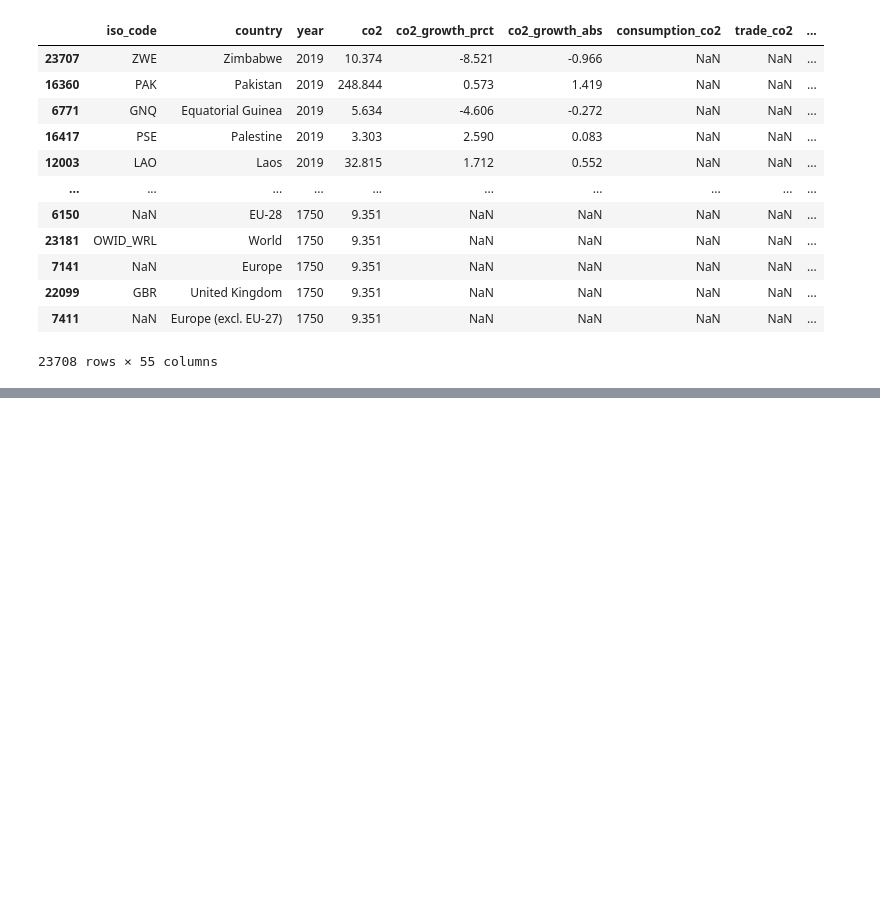
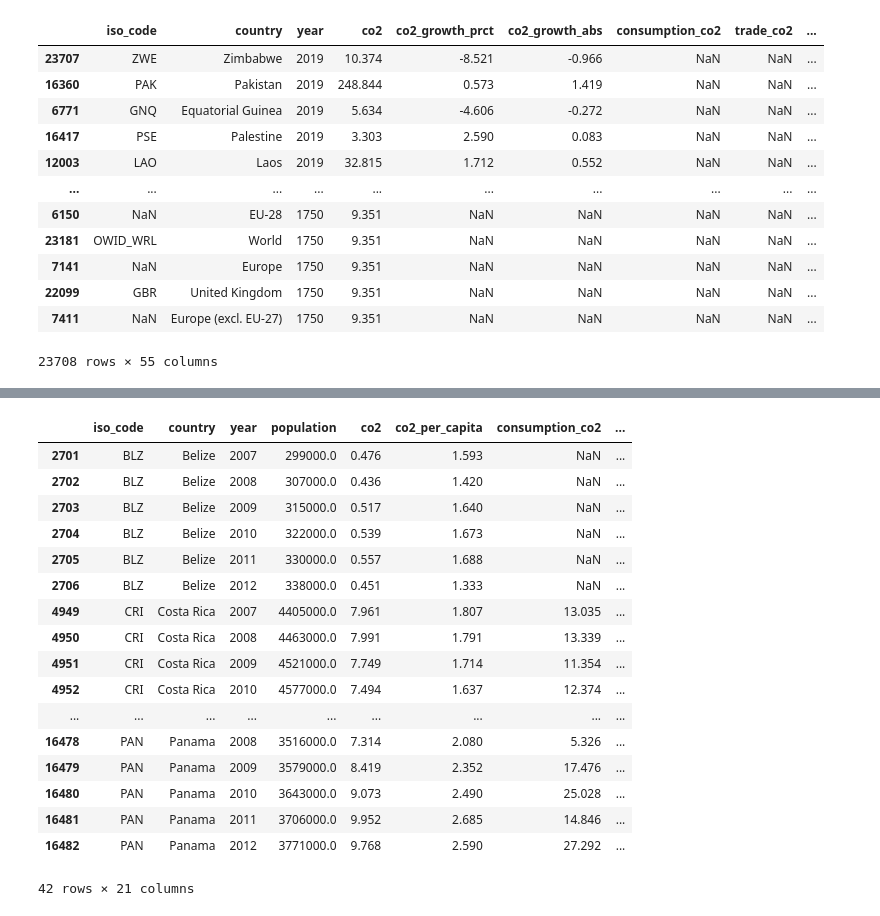
Before and after one commit to SoWhitIs/world_events_emissions, a Jupyter notebook: dev/script/eda/5_EDA_CO2_type.ipynb, the cells around one changed output, grey strips where cells are left out. Drawn from its saved outputs; the diff is of its cells as text; code cells hidden in the pictures; blank space fills up the shorter version.

```diff
--- a/dev/script/eda/5_EDA_CO2_type.ipynb
+++ b/dev/script/eda/5_EDA_CO2_type.ipynb
@@ -67,0 +70,5 @@ ow_data_df.sort_values(['year'], ascending= False)
+# %%
+#create a copy of dataframe for wrangling
+# copy original dataframe
+emissions_df = ow_data_df.copy()
+emissions_df.head()
@@ -67,0 +131,7 @@ ow_data_df.sort_values(['year'], ascending= False)
+# %%
+#create new dataframe with CO2 by type Emissions
+co_type_df=emissions_df[['iso_code', 'country', 'year','population', 'co2','co2_per_capita','consumption_co2','consumption_co2_per_capita', 'trade_co2', 'cement_co2',
+       'coal_co2', 'flaring_co2', 'gas_co2', 'oil_co2', 'other_industry_co2',
+       'cement_co2_per_capita', 'coal_co2_per_capita',
+       'flaring_co2_per_capita', 'gas_co2_per_capita', 'oil_co2_per_capita',
+       'other_co2_per_capita']]
@@ -67,0 +155,3 @@ ow_data_df.sort_values(['year'], ascending= False)
+# %%
+#filter dataframe to "capture" the years bewtween 2007-2012
+co_type_df = co_type_df.loc[(co_type_df['year']>= 2007) & (co_type_df['year'] <= 2012)]
@@ -67,0 +250,27 @@ ow_data_df.sort_values(['year'], ascending= False)
+# %%
+#create a dataframe for countries in Central America
+#filter for Central American Countries
+ca=['Belize', 'Costa Rica', 'El Salvador', 'Guatemala', 'Honduras', 'Nicaragua', 'Panama']
+central_america_df=co_type_df[co_type_df.country.isin(ca)]
+# %%
+#check dataframe
+central_america_df
+# %% [output]
+|  | iso_code | country | year | population | co2 | co2_per_capita | consumption_co2 | ... |
+| 2701 | BLZ | Belize | 2007 | 299000.0 | 0.476 | 1.593 | NaN | ... |
+| 2702 | BLZ | Belize | 2008 | 307000.0 | 0.436 | 1.420 | NaN | ... |
+| 2703 | BLZ | Belize | 2009 | 315000.0 | 0.517 | 1.640 | NaN | ... |
+| 2704 | BLZ | Belize | 2010 | 322000.0 | 0.539 | 1.673 | NaN | ... |
+| 2705 | BLZ | Belize | 2011 | 330000.0 | 0.557 | 1.688 | NaN | ... |
+| 2706 | BLZ | Belize | 2012 | 338000.0 | 0.451 | 1.333 | NaN | ... |
+| 4949 | CRI | Costa Rica | 2007 | 4405000.0 | 7.961 | 1.807 | 13.035 | ... |
+| 4950 | CRI | Costa Rica | 2008 | 4463000.0 | 7.991 | 1.791 | 13.339 | ... |
+| 4951 | CRI | Costa Rica | 2009 | 4521000.0 | 7.749 | 1.714 | 11.354 | ... |
+| 4952 | CRI | Costa Rica | 2010 | 4577000.0 | 7.494 | 1.637 | 12.374 | ... |
+| ... | ... | ... | ... | ... | ... | ... | ... | ... |
+| 16478 | PAN | Panama | 2008 | 3516000.0 | 7.314 | 2.080 | 5.326 | ... |
+| 16479 | PAN | Panama | 2009 | 3579000.0 | 8.419 | 2.352 | 17.476 | ... |
+| 16480 | PAN | Panama | 2010 | 3643000.0 | 9.073 | 2.490 | 25.028 | ... |
+| 16481 | PAN | Panama | 2011 | 3706000.0 | 9.952 | 2.685 | 14.846 | ... |
+| 16482 | PAN | Panama | 2012 | 3771000.0 | 9.768 | 2.590 | 27.292 | ... |
+42 rows × 21 columns
```
Also changed, not shown: parts of 20 cells of this notebook, 1 other file.
